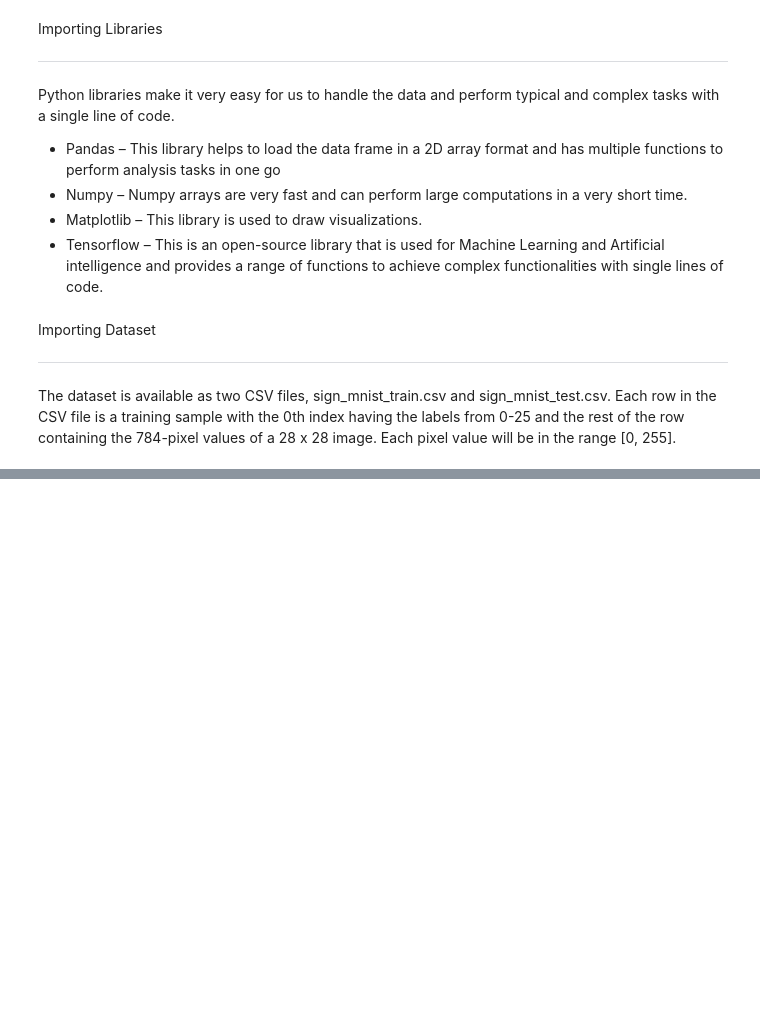
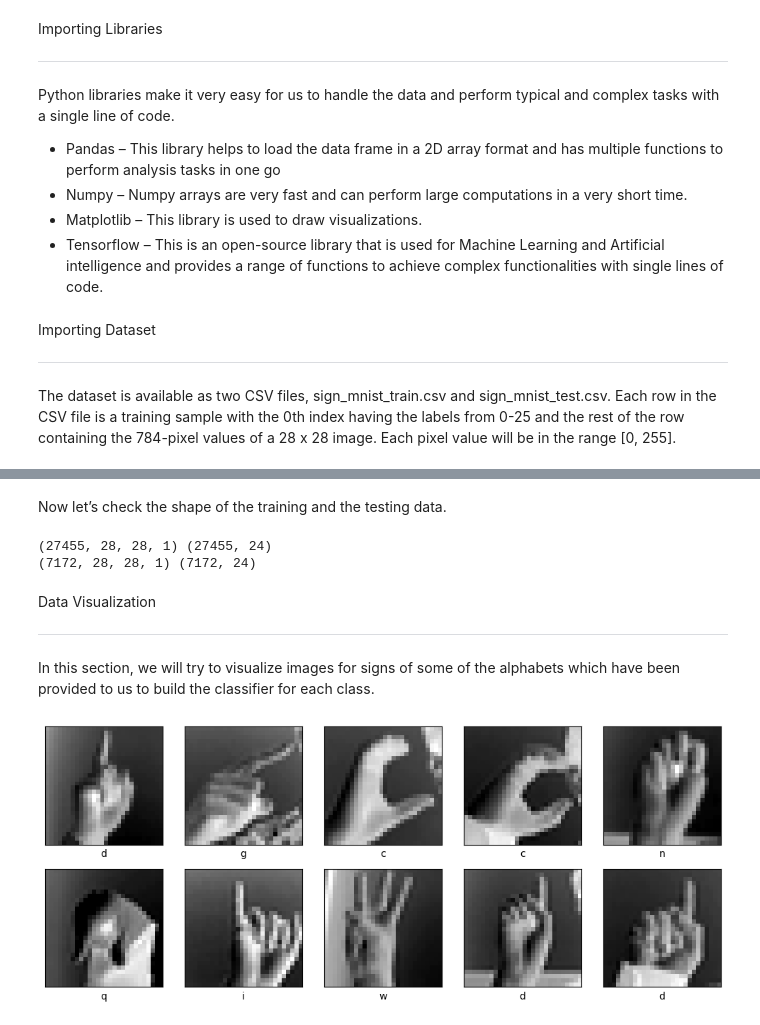
Before and after one commit to aayush1693/Sign-Language-Recognition-System, a Jupyter notebook: Sign_Language_Recognition_System.ipynb, the cells around one changed output, grey strips where cells are left out. Drawn from its saved outputs; the diff is of its cells as text; code cells hidden in the pictures; blank space fills up the shorter version.

```diff
--- a/Sign_Language_Recognition_System.ipynb
+++ b/Sign_Language_Recognition_System.ipynb
@@ -51,0 +59,46 @@ df.head()
+# %%
+def load_data(path):
+	df = pd.read_csv(path)
+	y = np.array([label if label < 9
+				else label-1 for label in df['label']])
+	df = df.drop('label', axis=1)
+	x = np.array([df.iloc[i].to_numpy().reshape((28, 28))
+				for i in range(len(df))]).astype(float)
+	x = np.expand_dims(x, axis=3)
+	y = pd.get_dummies(y).values
+
+	return x, y
+
+X_train, Y_train = load_data('/content/drive/MyDrive/sign_mnist_train.csv')
+X_test, Y_test = load_data('/content/drive/MyDrive/sign_mnist_test.csv')
+# %% [markdown]
+Now let’s check the shape of the training and the testing data.
+# %%
+print(X_train.shape, Y_train.shape)
+print(X_test.shape, Y_test.shape)
+# %% [output]
+(27455, 28, 28, 1) (27455, 24)
+(7172, 28, 28, 1) (7172, 24)
+# %% [markdown]
+Data Visualization
+
+---
+
+
+In this section, we will try to visualize images for signs of some of the alphabets which have been provided to us to build the classifier for each class.
+# %%
+class_names = list(string.ascii_lowercase[:26].replace(
+	'j', '').replace('z', ''))
+
+plt.figure(figsize=(10, 10))
+for i in range(10):
+	plt.subplot(5, 5, i+1)
+	plt.xticks([])
+	plt.yticks([])
+	plt.grid(False)
+	plt.imshow(X_train[i].squeeze(), cmap=plt.cm.binary)
+	plt.xlabel(class_names[np.argmax(Y_train, axis=1)[i]])
+plt.tight_layout()
+plt.show()
+# %% [output]
+[figure, added]
```
Also changed, not shown: parts of 14 cells of this notebook.
